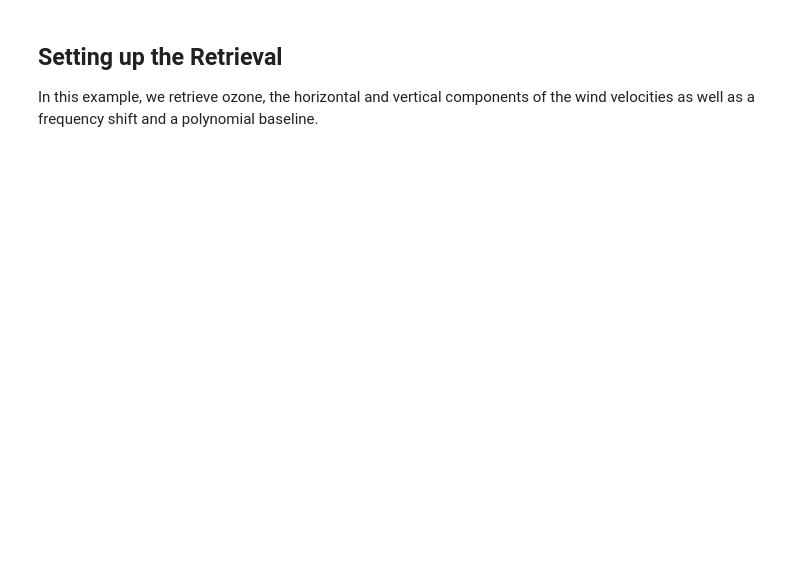
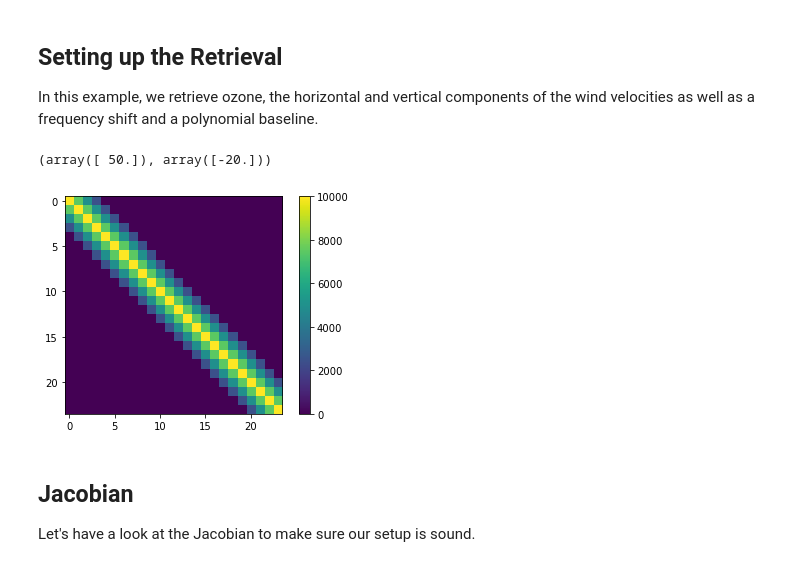
Before and after one commit to simonpf/typhon_examples, a Jupyter notebook: wind_3d.ipynb, the cells around one changed output. Cells and saved outputs as stored; diff of their text form; code cells hidden in the pictures; blank space fills up the shorter version.

Commit message:
Some work on wind retrievals.

```diff
--- a/wind_3d.ipynb
+++ b/wind_3d.ipynb
@@ -166,3 +198,46 @@ plt.legend()
 ## Setting up the Retrieval
 
 In this example, we retrieve ozone, the horizontal and vertical components of the wind velocities as well as a frequency shift and a polynomial baseline.
+# %%
+lat_ret_grid = np.array([np.mean(ws.lat_grid)])
+lon_ret_grid = np.array([np.mean(ws.lon_grid)])
+n_p = ws.p_grid.value.size
+
+ws.retrievalDefInit()
+ws.covmat1D(grid_1 = z_grid,
+           sigma_1 = 0.1  * np.ones(n_p), # Relative uncertainty
+           cls_1   = 10e3 * np.ones(n_p), # 10km correlation length
+           fname   = "lin")
+ws.retrievalAddAbsSpecies(species = "O3",
+                          unit    = "rel",
+                          g1      = ws.p_grid,
+                          g2      = lat_ret_grid,
+                          g3      = lon_ret_grid)
+# Wind u-component
+ws.covmat1D(grid_1 = z_grid[::2],
+           sigma_1 = 100.0  * np.ones(n_p // 2), # Relative uncertainty
+           cls_1   = 10e3 * np.ones(n_p // 2), # 10km correlation length
+           fname   = "lin")
+plt.imshow(ws.covmat_block.value.toarray())
+plt.colorbar()
+ws.retrievalAddWind(g1 = ws.p_grid.value[::2],
+                    g2 = np.array([np.mean(ws.lat_grid)]),
+                    g3 = np.array([np.mean(ws.lon_grid)]),
+                    component = "u")
+# Wind v-component
+ws.covmat1D(grid_1 = z_grid[::2],
+           sigma_1 = 100.0  * np.ones(n_p // 2), # Relative uncertainty
+           cls_1   = 10e3 * np.ones(n_p // 2), # 10km correlation length
+           fname   = "lin")
+ws.retrievalAddWind(g1 = ws.p_grid.value[::2],
+                    g2 = np.array([np.mean(ws.lat_grid)]),
+                    g3 = np.array([np.mean(ws.lon_grid)]),
+                    component = "v")
+ws.retrievalDefClose()
+ws.covmatDiagonal(0.000001 * np.ones(ws.y.value.shape))
+ws.covmat_seSet()
+ws.p_grid.value[::2].shape
+(lon_ret_grid, lat_ret_grid)
+# %% [output]
+(array([ 50.]), array([-20.]))
+[figure, added]
@@ -168,0 +257,4 @@ In this example, we retrieve ozone, the horizontal and vertical components of th
+# %% [markdown]
+## Jacobian
+
+Let's have a look at the Jacobian to make sure our setup is sound.
```
Also changed, not shown: parts of 22 cells of this notebook, 1 other file.
